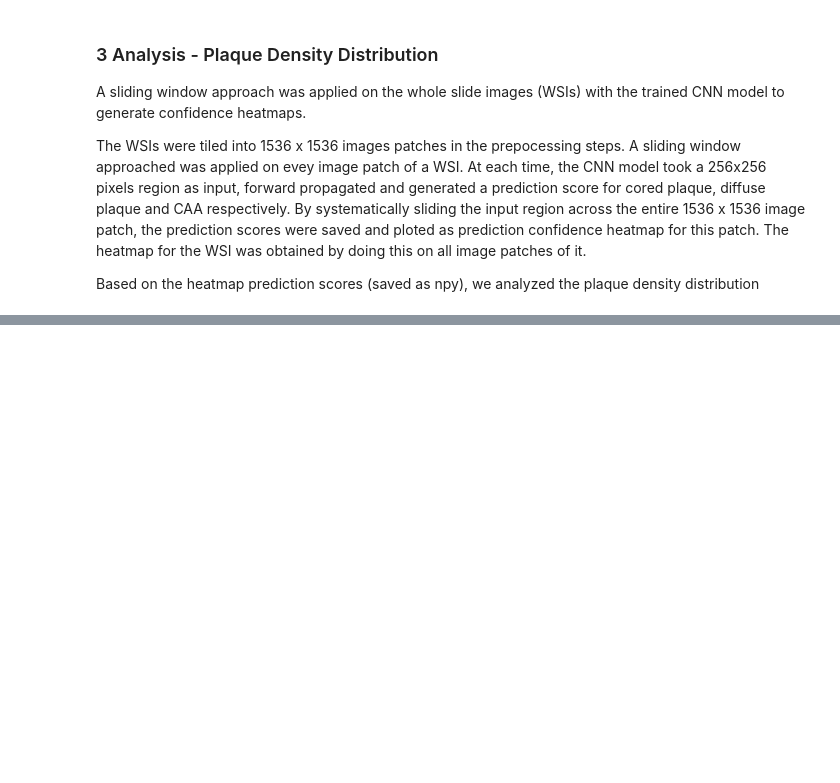
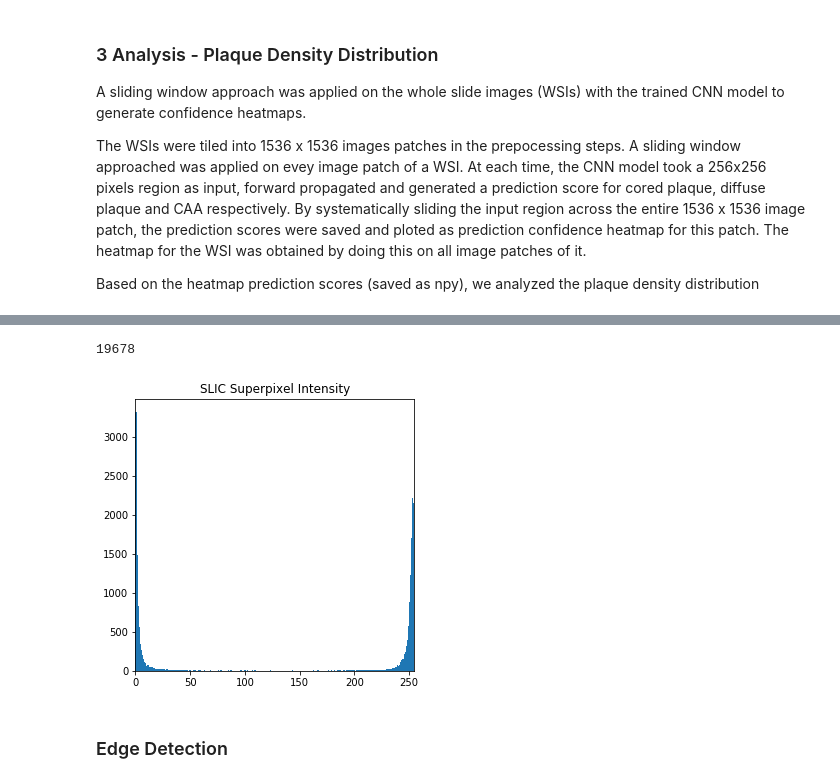
Before and after one commit to henrrydegee/plaquebox-paper, a Jupyter notebook: 3) Analysis - Plaque Density Distribution.ipynb, the cells around one changed output, grey strips where cells are left out. Saved outputs shown, nothing was run; the diff lists cells and outputs as text; code cells hidden in the pictures; blank space fills up the shorter version.

```diff
--- a/3) Analysis - Plaque Density Distribution.ipynb
+++ b/3) Analysis - Plaque Density Distribution.ipynb
@@ -76,0 +465,2 @@ MemoryError:
+# %%
+segments_slic = np.load('segments_slic_20000.npy')
@@ -76,0 +477,45 @@ MemoryError:
+# %%
+from skimage.measure import regionprops
+intensity = []
+mask_img = np.zeros_like(img, dtype='uint8')
+for region in regionprops(segments_slic, img):
+    intensity.append(region.mean_intensity)
+    if region.mean_intensity >= 50:
+        mask_img.flat[np.ravel_multi_index(region.coords.transpose(), mask_img.shape)] = 255
+
+# mask_img = Image.fromarray(mask_img, 'L')
+# mask_img.save('NA3777-02_AB_Eosin_SLIC_meanintensityMSK.png')
+
+# Convert numpy array into PIL image and save to local
+# Divide the WSI into regular slices to avoid PIL buffer overflow
+slice_size = 30000
+iters = np.uint8(np.ceil([height / slice_size, width / slice_size]))
+
+save_img = Image.new('L', (width, height))
+for row in range(iters[0]):
+    for col in range(iters[1]):
+        # Get start and end pixel location
+        start_r, start_c = row * slice_size, col * slice_size
+        end_r, end_c = min(height, start_r + slice_size), min(width, start_c + slice_size)
+
+        # Paste the slice mask to image mask
+        save_slice = Image.fromarray(mask_img[start_r:end_r, start_c:end_c], 'L')
+        save_img.paste(save_slice, (start_c, start_r))
+# Save masked image
+save_img.save('NA3777-02_AB_Eosin_SLIC_20000_meanintensityMSK.png')
+# %%
+from skimage.filters import threshold_otsu
+
+print(len(intensity))
+
+#val = threshold_otsu(intensity)
+
+fig = plt.figure(figsize=(5,5))
+ax = fig.add_subplot(111, title='SLIC Superpixel Intensity')
+ax.hist(intensity, bins=256)
+ax.set_xlim(0, 255)
+#ax.axvline(val, color='k', ls='--')
+plt.show()
+# %% [output]
+19678
+[figure, added]
@@ -76,0 +539,2 @@ MemoryError:
+# %% [markdown]
+### Edge Detection
```
Also changed, not shown: parts of 33 cells of this notebook, 2 other files.
